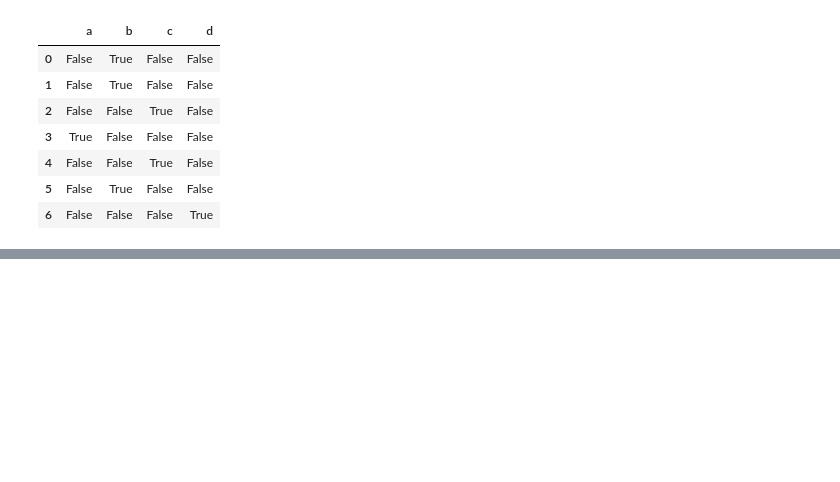
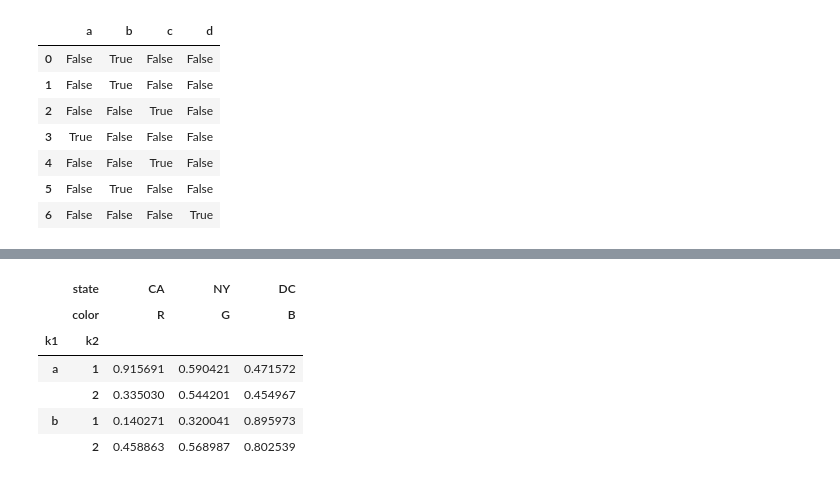
Before and after one commit to essomena/Cheat-sheet-for-naive-scientists, a Jupyter notebook: pandas_workout.ipynb, the cells around one changed output, grey strips where cells are left out. Saved outputs shown, nothing was run; the diff lists cells and outputs as text; code cells hidden in the pictures; blank space fills up the shorter version.

```diff
--- a/pandas_workout.ipynb
+++ b/pandas_workout.ipynb
@@ -3674,0 +3765,5 @@ df_with_dummies
+# %%
+df = pd.DataFrame(np.random.uniform(size=12).reshape((4, 3)),
+                  index=[["a", "a", "b", "b"], [1, 2, 1, 2]],
+                  columns=[["CA", "NY", "DC"], ["R", "G", "B"]])
+df
@@ -3674,0 +3777,14 @@ df_with_dummies
+# %%
+df.index.names = ["k1", "k2"]
+# %%
+df.columns.names = ["state", "color"]
+# %%
+df
+# %% [output]
+|  | state | CA | NY | DC |
+|  | color | R | G | B |
+| k1 | k2 |  |  |  |
+| a | 1 | 0.915691 | 0.590421 | 0.471572 |
+|  | 2 | 0.335030 | 0.544201 | 0.454967 |
+| b | 1 | 0.140271 | 0.320041 | 0.895973 |
+|  | 2 | 0.458863 | 0.568987 | 0.802539 |
```
Also changed, not shown: parts of 38 cells of this notebook, 2 other files.
